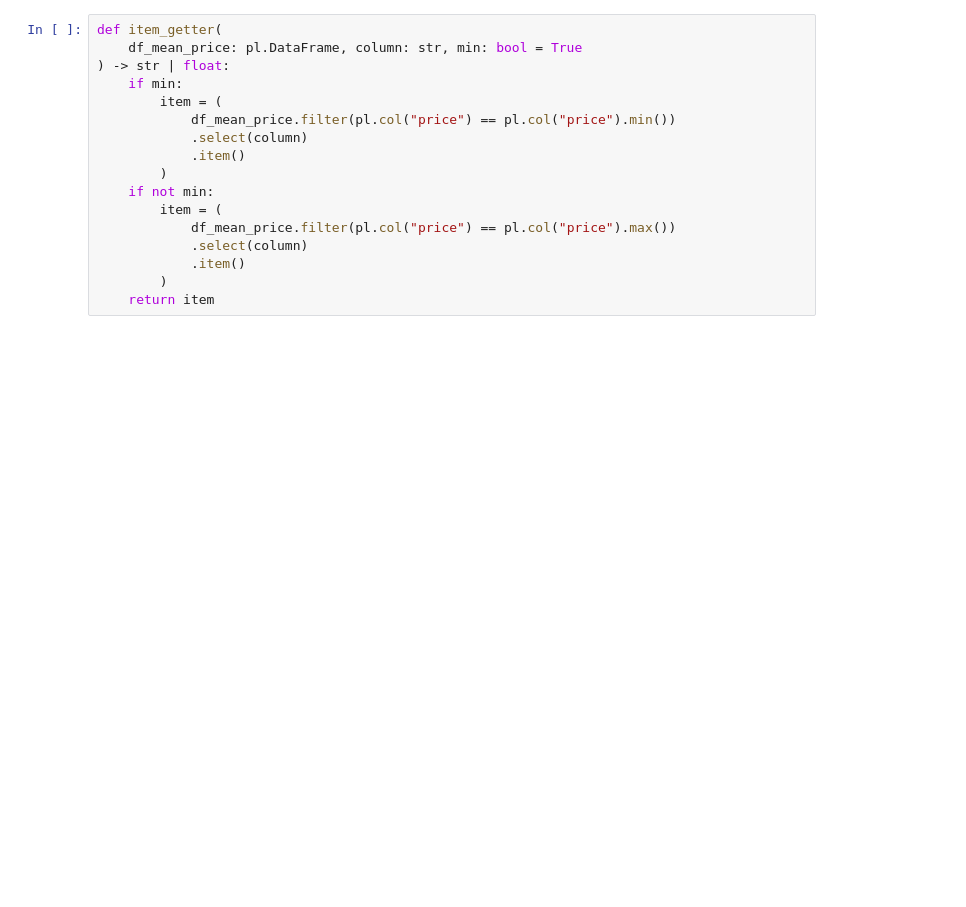
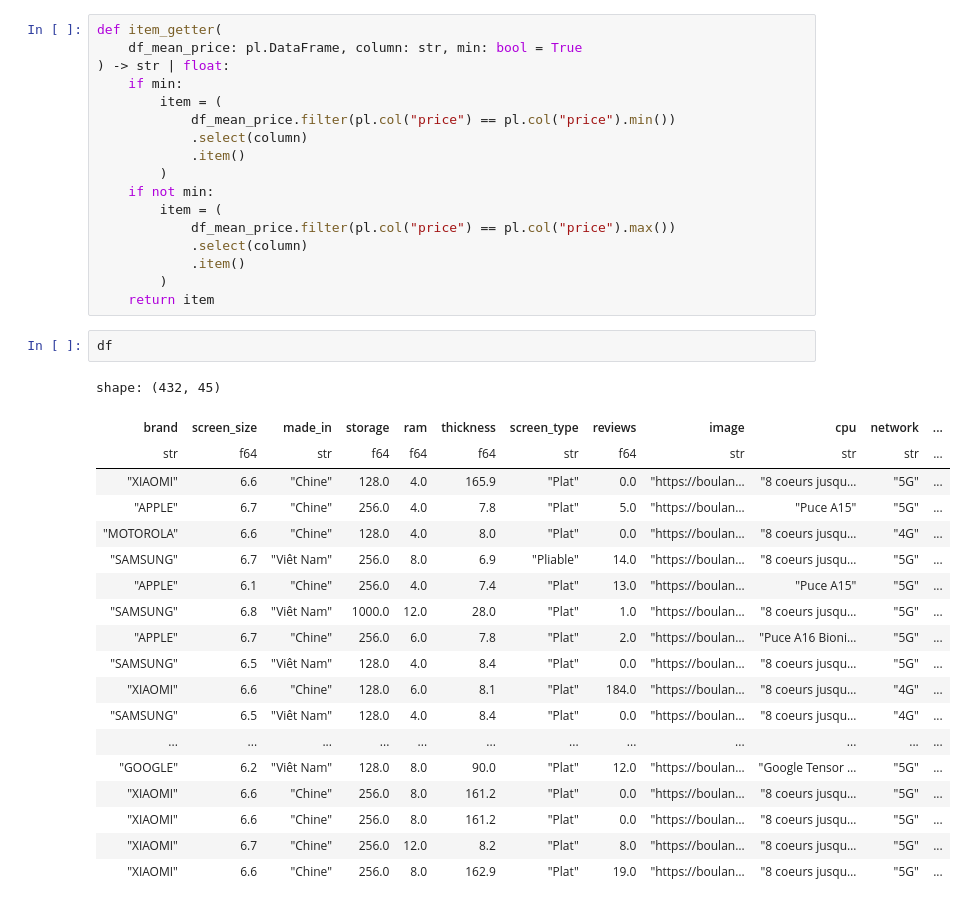
Before and after one commit to aybuke-b/3R, a Jupyter notebook: Web_Scraping/new_notebook.ipynb, the cells around one changed output. Saved outputs shown, nothing was run; the diff lists cells and outputs as text; blank space fills up the shorter version.

```diff
--- a/Web_Scraping/new_notebook.ipynb
+++ b/Web_Scraping/new_notebook.ipynb
@@ -165,3 +165,25 @@ def item_getter(
             .item()
         )
     return item
+# %%
+df
+# %% [output]
+shape: (432, 45)
+| brand | screen_size | made_in | storage | ram | thickness | screen_type | reviews | image | cpu | network | ... |
+| str | f64 | str | f64 | f64 | f64 | str | f64 | str | str | str | ... |
+| "XIAOMI" | 6.6 | "Chine" | 128.0 | 4.0 | 165.9 | "Plat" | 0.0 | "https://boulan… | "8 coeurs jusqu… | "5G" | ... |
+| "APPLE" | 6.7 | "Chine" | 256.0 | 4.0 | 7.8 | "Plat" | 5.0 | "https://boulan… | "Puce A15" | "5G" | ... |
+| "MOTOROLA" | 6.6 | "Chine" | 128.0 | 4.0 | 8.0 | "Plat" | 0.0 | "https://boulan… | "8 coeurs jusqu… | "4G" | ... |
+| "SAMSUNG" | 6.7 | "Viêt Nam" | 256.0 | 8.0 | 6.9 | "Pliable" | 14.0 | "https://boulan… | "8 coeurs jusqu… | "5G" | ... |
+| "APPLE" | 6.1 | "Chine" | 256.0 | 4.0 | 7.4 | "Plat" | 13.0 | "https://boulan… | "Puce A15" | "5G" | ... |
+| "SAMSUNG" | 6.8 | "Viêt Nam" | 1000.0 | 12.0 | 28.0 | "Plat" | 1.0 | "https://boulan… | "8 coeurs jusqu… | "5G" | ... |
+| "APPLE" | 6.7 | "Chine" | 256.0 | 6.0 | 7.8 | "Plat" | 2.0 | "https://boulan… | "Puce A16 Bioni… | "5G" | ... |
+| "SAMSUNG" | 6.5 | "Viêt Nam" | 128.0 | 4.0 | 8.4 | "Plat" | 0.0 | "https://boulan… | "8 coeurs jusqu… | "5G" | ... |
+| "XIAOMI" | 6.6 | "Chine" | 128.0 | 6.0 | 8.1 | "Plat" | 184.0 | "https://boulan… | "8 coeurs jusqu… | "4G" | ... |
+| "SAMSUNG" | 6.5 | "Viêt Nam" | 128.0 | 4.0 | 8.4 | "Plat" | 0.0 | "https://boulan… | "8 coeurs jusqu… | "4G" | ... |
+| ... | ... | ... | ... | ... | ... | ... | ... | ... | ... | ... | ... |
+| "GOOGLE" | 6.2 | "Viêt Nam" | 128.0 | 8.0 | 90.0 | "Plat" | 12.0 | "https://boulan… | "Google Tensor … | "5G" | ... |
+| "XIAOMI" | 6.6 | "Chine" | 256.0 | 8.0 | 161.2 | "Plat" | 0.0 | "https://boulan… | "8 coeurs jusqu… | "5G" | ... |
+| "XIAOMI" | 6.6 | "Chine" | 256.0 | 8.0 | 161.2 | "Plat" | 0.0 | "https://boulan… | "8 coeurs jusqu… | "5G" | ... |
+| "XIAOMI" | 6.7 | "Chine" | 256.0 | 12.0 | 8.2 | "Plat" | 8.0 | "https://boulan… | "8 coeurs jusqu… | "5G" | ... |
+| "XIAOMI" | 6.6 | "Chine" | 256.0 | 8.0 | 162.9 | "Plat" | 19.0 | "https://boulan… | "8 coeurs jusqu… | "5G" | ... |
```
Also changed, not shown: parts of 6 cells of this notebook, 4 other files.
